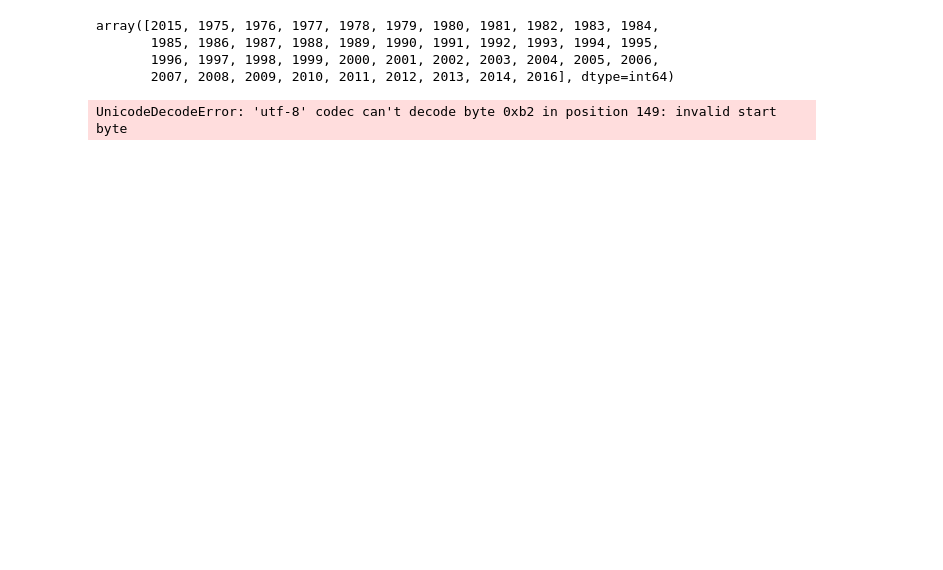
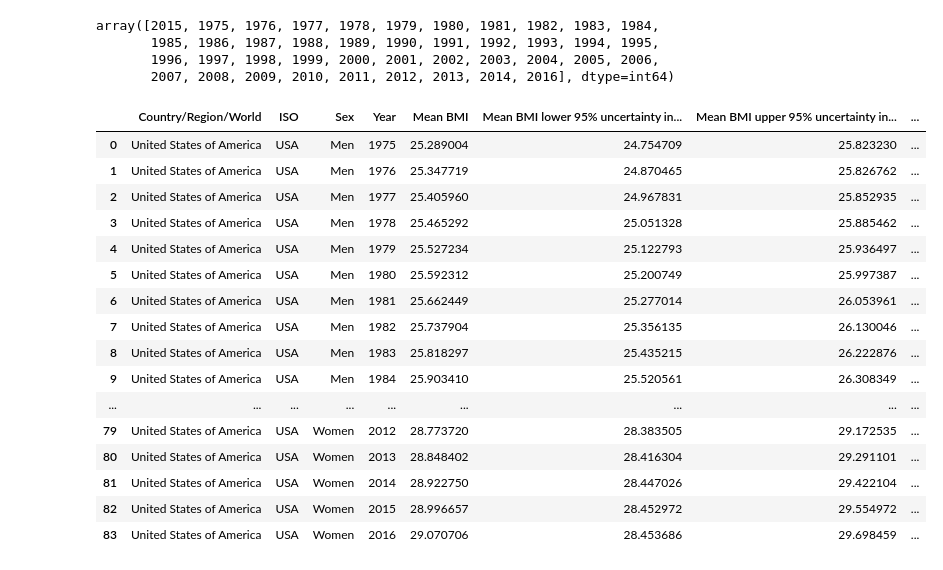
Before and after one commit to sgoolsby88/da7_capstone, a Jupyter notebook: notebooks/EDA_BMI.ipynb, the cells around one changed output. Cells and saved outputs as stored; diff of their text form; code cells hidden in the pictures; blank space fills up the shorter version.

```diff
--- a/notebooks/EDA_BMI.ipynb
+++ b/notebooks/EDA_BMI.ipynb
@@ -3,6 +3,10 @@ import pandas as pd
 import re
 import matplotlib.pyplot as plt
 import seaborn as sns
+# %%
+pd.set_option('display.max_rows', 500)
+# %%
+pd.set_option('display.max_columns', 500)
 # %%
 men_vs_women = pd.read_csv('../data/obesity-in-men-vs-obesity-in-women.csv')
 # %%
@@ -29,6 +102,24 @@ array([2015, 1975, 1976, 1977, 1978, 1979, 1980, 1981, 1982, 1983, 1984,
        1996, 1997, 1998, 1999, 2000, 2001, 2002, 2003, 2004, 2005, 2006,
        2007, 2008, 2009, 2010, 2011, 2012, 2013, 2014, 2016], dtype=int64)
 # %%
-global_bmi = pd.read_csv('../data/NCD_RisC_Lancet_2017_BMI_age_standardised_United States of America (1).csv')
+us_bmi = pd.read_csv('../data/NCD_RisC_Lancet_2017_BMI_age_standardised_United States of America2.csv')
-# %% [output]
-UnicodeDecodeError: 'utf-8' codec can't decode byte 0xb2 in position 149: invalid start byte
+# %%
+us_bmi
+# %% [output]
+|  | Country/Region/World | ISO | Sex | Year | Mean BMI | Mean BMI lower 95% uncertainty in... | Mean BMI upper 95% uncertainty in... | ... |
+| 0 | United States of America | USA | Men | 1975 | 25.289004 | 24.754709 | 25.823230 | ... |
+| 1 | United States of America | USA | Men | 1976 | 25.347719 | 24.870465 | 25.826762 | ... |
+| 2 | United States of America | USA | Men | 1977 | 25.405960 | 24.967831 | 25.852935 | ... |
+| 3 | United States of America | USA | Men | 1978 | 25.465292 | 25.051328 | 25.885462 | ... |
+| 4 | United States of America | USA | Men | 1979 | 25.527234 | 25.122793 | 25.936497 | ... |
+| 5 | United States of America | USA | Men | 1980 | 25.592312 | 25.200749 | 25.997387 | ... |
+| 6 | United States of America | USA | Men | 1981 | 25.662449 | 25.277014 | 26.053961 | ... |
+| 7 | United States of America | USA | Men | 1982 | 25.737904 | 25.356135 | 26.130046 | ... |
+| 8 | United States of America | USA | Men | 1983 | 25.818297 | 25.435215 | 26.222876 | ... |
+| 9 | United States of America | USA | Men | 1984 | 25.903410 | 25.520561 | 26.308349 | ... |
+| ... | ... | ... | ... | ... | ... | ... | ... | ... |
+| 79 | United States of America | USA | Women | 2012 | 28.773720 | 28.383505 | 29.172535 | ... |
+| 80 | United States of America | USA | Women | 2013 | 28.848402 | 28.416304 | 29.291101 | ... |
+| 81 | United States of America | USA | Women | 2014 | 28.922750 | 28.447026 | 29.422104 | ... |
+| 82 | United States of America | USA | Women | 2015 | 28.996657 | 28.452972 | 29.554972 | ... |
+| 83 | United States of America | USA | Women | 2016 | 29.070706 | 28.453686 | 29.698459 | ... |
```
Also changed, not shown: parts of 7 cells of this notebook, 2 other files.
